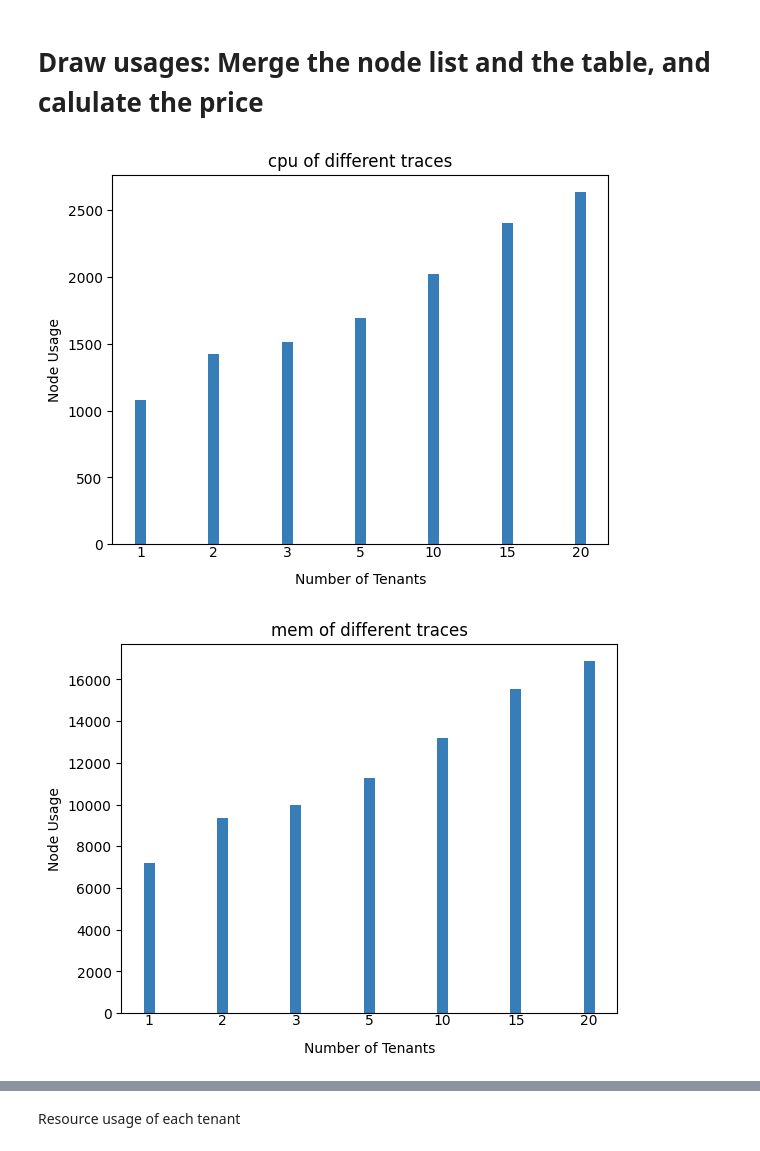
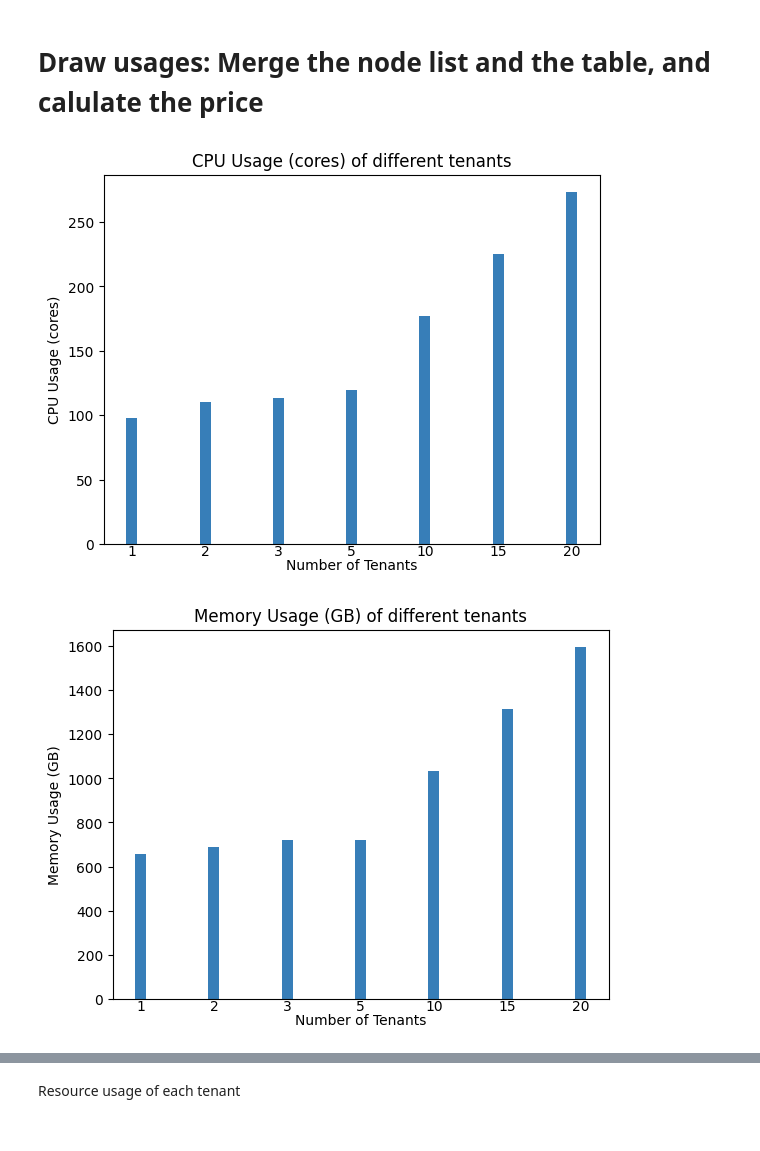
Before and after one commit to grief8/kubernetes-scheduler-simulator, a Jupyter notebook: main.ipynb, the cells around one changed output, grey strips where cells are left out. Drawn from its saved outputs; the diff is of its cells as text; code cells hidden in the pictures.

```diff
--- a/main.ipynb
+++ b/main.ipynb
@@ -3,19 +1,3 @@ split the table
-# %%
-# Filter the dataframe
-running_df = df[df['pod_phase'] == 'Running']
-
-# running_df = running_df[running_df['qos'] == 'LS']
-running_df = running_df[running_df['num_gpu'] == 0]
-
-# Save to a new CSV file
-running_df.to_csv('/home/fabing/projects/kubernetes-scheduler-simulator/data/csv/fabing_running_all.csv', index=False)
-
-# Split the dataframe into 3 equal parts
-dfs = np.array_split(running_df, 3)
-
-# Save each part to a separate CSV file
-for i, df_part in enumerate(dfs, 1):
-    df_part.to_csv(f'/home/fabing/projects/kubernetes-scheduler-simulator/data/csv/fabing_running_part{i}_all.csv', index=False)
 # %% [markdown]
 Output the number of used nodes
 # %%
@@ -325,6 +307,7 @@ import matplotlib.pyplot as plt
 
 def draw(name):
     # Create a new figure for 'cpu'
+    plt.rcParams.update(plt.rcParamsDefault)
     plt.figure()
     # Loop over unique traces
     for idx, i in enumerate(sorted_df['traces'].unique()):
@@ -342,12 +325,12 @@ def draw(name):
     # plt.xticks(sorted_df['tenants'].unique())
     plt.xticks([])
     for i in range(len(x_labels)):
-        plt.text(x_pos[i] + idx * bar_width/2, -5.5, x_labels[i], ha='center', va='top')
-    plt.xlabel('Number of Tenants', labelpad=20)
-    plt.ylabel('Node Usage')
+        plt.text(x_pos[i] + idx * bar_width/2, -0.1, x_labels[i], ha='center', va='top')
+    plt.xlabel('Number of Tenants', labelpad=10)
+    plt.ylabel(ylabels[name])
     # Add a legend
     # plt.legend(loc='upper left')
-    plt.title(f'{name} of different traces')
+    plt.title(f'{ylabels[name]} of different tenants')
     # Show the plot
     plt.show()
 
@@ -370,33 +353,34 @@ df[['prefix', 'type', 'traces', 'tenants']] = df['workload_prefix'].str.split('_
 df[['traces', 'tenants']] = df[['traces', 'tenants']].apply(pd.to_numeric)
 # df['cpu'] = df['cpu'].astype(float)
 # df['mem'] = df['mem'].astype(float)
 df['cpu'] = df['cpu'] / 1000
 df['mem'] = df['mem'] / 1024
+df['cost'] = df['cost'] / 1000000
 # Group by 'first_number' and calculate the mean of 'use_nodes'
 # grouped_df = df.groupby('first_number')['cost'].mean()
 
 # Sort by 'second_number'
 sorted_df = df.sort_values('traces')
 # Define color list
 colors = ['#377eb8', '#4daf4a', '#e41a1c', '#984ea3', '#ff7f00', '#ffff33', '#a65628']
 
 # Define bar width
 bar_width = 0.15
 
 # Filter the dataframe
 # filtered_df = sorted_df[sorted_df['traces'] == i]
 # # Sort by 'tenants'
 # filtered_df = filtered_df.sort_values('tenants')
 # x_labels = [str(i) for i in filtered_df['tenants']]
 # x_pos = np.array([i for i, _ in enumerate(x_labels)])
-
+ylabels = {'cpu': 'CPU Usage (cores)', 'mem': 'Memory Usage (GB)', 'used_nodes': 'Node Usage', 'cost': 'Cost (Million yuan)'}
 draw('cpu')
 draw('mem')
 draw('used_nodes')
 draw('cost')
 
 # save to a new CSV file
 sorted_df.to_csv(out_file)
 # %% [output]
-[figure, old version]
+[figure, new version]
-[figure, old version]
+[figure, new version]
```
Also changed, not shown: parts of 18 cells of this notebook.
